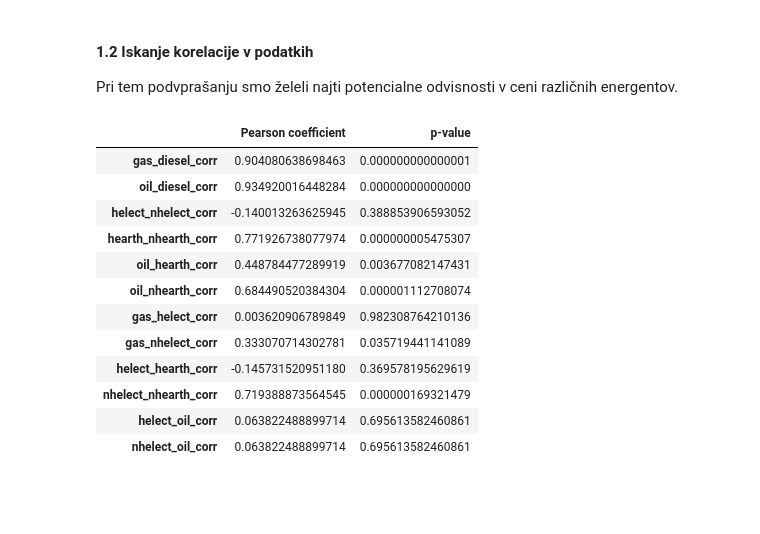
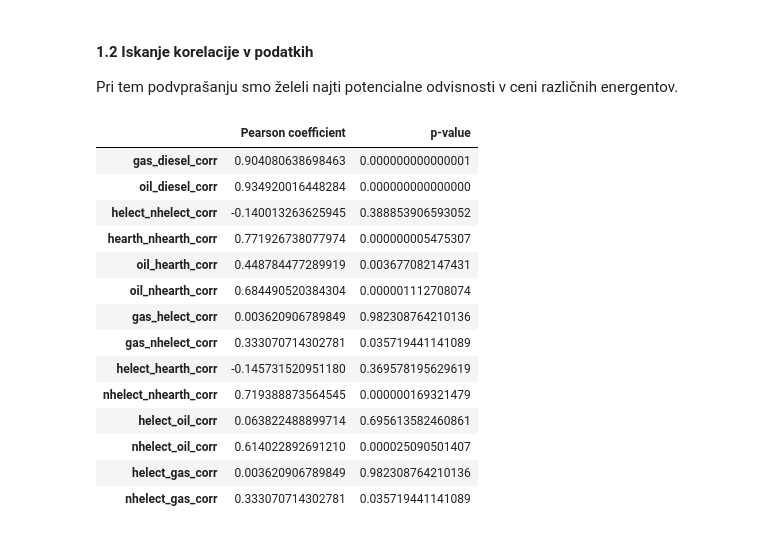
Before and after one commit to cugalord/PR21_NVZ-LS-BK-NZ, a Jupyter notebook: src/fuel_correlation.ipynb, the cells around one changed output. Drawn from its saved outputs; the diff is of its cells as text; code cells hidden in the pictures; blank space fills up the shorter version.

```diff
--- a/src/fuel_correlation.ipynb
+++ b/src/fuel_correlation.ipynb
@@ -72,32 +72,36 @@ corrs = dict()
 corrs['gas_diesel_corr']      = ss.pearsonr(eits['Motorni bencin 95 (EUR/l)'], eits['Dizelsko gorivo (EUR/l)'])
 corrs['oil_diesel_corr']      = ss.pearsonr(eits['Kurilno olje (EUR/l)'], eits['Dizelsko gorivo (EUR/l)'])
 
 # Household - nonhousehold
 corrs['helect_nhelect_corr']  = ss.pearsonr(eits['Električna energija-gospodinjski odjemalci (EUR/kWh)'], eits['Električna energija-negospodinjski odjemalci (EUR/kWh)'])
 corrs['hearth_nhearth_corr']  = ss.pearsonr(eits['Zemeljski plin-gospodinjski odjemalci (EUR/kWh)'], eits['Zemeljski plin-negospodinjski odjemalci (EUR/kWh)'])
 
 # Misc
 corrs['oil_hearth_corr']      = ss.pearsonr(eits['Kurilno olje (EUR/l)'], eits['Zemeljski plin-gospodinjski odjemalci (EUR/kWh)'])
 corrs['oil_nhearth_corr']     = ss.pearsonr(eits['Kurilno olje (EUR/l)'], eits['Zemeljski plin-negospodinjski odjemalci (EUR/kWh)'])
 corrs['gas_helect_corr']      = ss.pearsonr(eits['Električna energija-gospodinjski odjemalci (EUR/kWh)'], eits['Motorni bencin 95 (EUR/l)'])
 corrs['gas_nhelect_corr']     = ss.pearsonr(eits['Električna energija-negospodinjski odjemalci (EUR/kWh)'], eits['Motorni bencin 95 (EUR/l)'])
 corrs['helect_hearth_corr']   = ss.pearsonr(eits['Zemeljski plin-gospodinjski odjemalci (EUR/kWh)'], eits['Električna energija-gospodinjski odjemalci (EUR/kWh)'])
 corrs['nhelect_nhearth_corr'] = ss.pearsonr(eits['Zemeljski plin-negospodinjski odjemalci (EUR/kWh)'], eits['Električna energija-negospodinjski odjemalci (EUR/kWh)'])
 corrs['helect_oil_corr']      = ss.pearsonr(eits['Kurilno olje (EUR/l)'], eits['Električna energija-gospodinjski odjemalci (EUR/kWh)'])
-corrs['nhelect_oil_corr']     = ss.pearsonr(eits['Kurilno olje (EUR/l)'], eits['Električna energija-gospodinjski odjemalci (EUR/kWh)'])
+corrs['nhelect_oil_corr']     = ss.pearsonr(eits['Kurilno olje (EUR/l)'], eits['Električna energija-negospodinjski odjemalci (EUR/kWh)'])
+corrs['helect_gas_corr']      = ss.pearsonr(eits['Motorni bencin 95 (EUR/l)'], eits['Električna energija-gospodinjski odjemalci (EUR/kWh)'])
+corrs['nhelect_gas_corr']     = ss.pearsonr(eits['Motorni bencin 95 (EUR/l)'], eits['Električna energija-negospodinjski odjemalci (EUR/kWh)'])
 
 mu.prettyprint_dict(corrs, labels=['Pearson coefficient', 'p-value'])
 # %% [output]
 |  | Pearson coefficient | p-value |
 | gas_diesel_corr | 0.904080638698463 | 0.000000000000001 |
 | oil_diesel_corr | 0.934920016448284 | 0.000000000000000 |
 | helect_nhelect_corr | -0.140013263625945 | 0.388853906593052 |
 | hearth_nhearth_corr | 0.771926738077974 | 0.000000005475307 |
 | oil_hearth_corr | 0.448784477289919 | 0.003677082147431 |
 | oil_nhearth_corr | 0.684490520384304 | 0.000001112708074 |
 | gas_helect_corr | 0.003620906789849 | 0.982308764210136 |
 | gas_nhelect_corr | 0.333070714302781 | 0.035719441141089 |
 | helect_hearth_corr | -0.145731520951180 | 0.369578195629619 |
 | nhelect_nhearth_corr | 0.719388873564545 | 0.000000169321479 |
 | helect_oil_corr | 0.063822488899714 | 0.695613582460861 |
-| nhelect_oil_corr | 0.063822488899714 | 0.695613582460861 |
+| nhelect_oil_corr | 0.614022892691210 | 0.000025090501407 |
+| helect_gas_corr | 0.003620906789849 | 0.982308764210136 |
+| nhelect_gas_corr | 0.333070714302781 | 0.035719441141089 |
```
Also changed, not shown: parts of 11 cells of this notebook, 1 other file.
